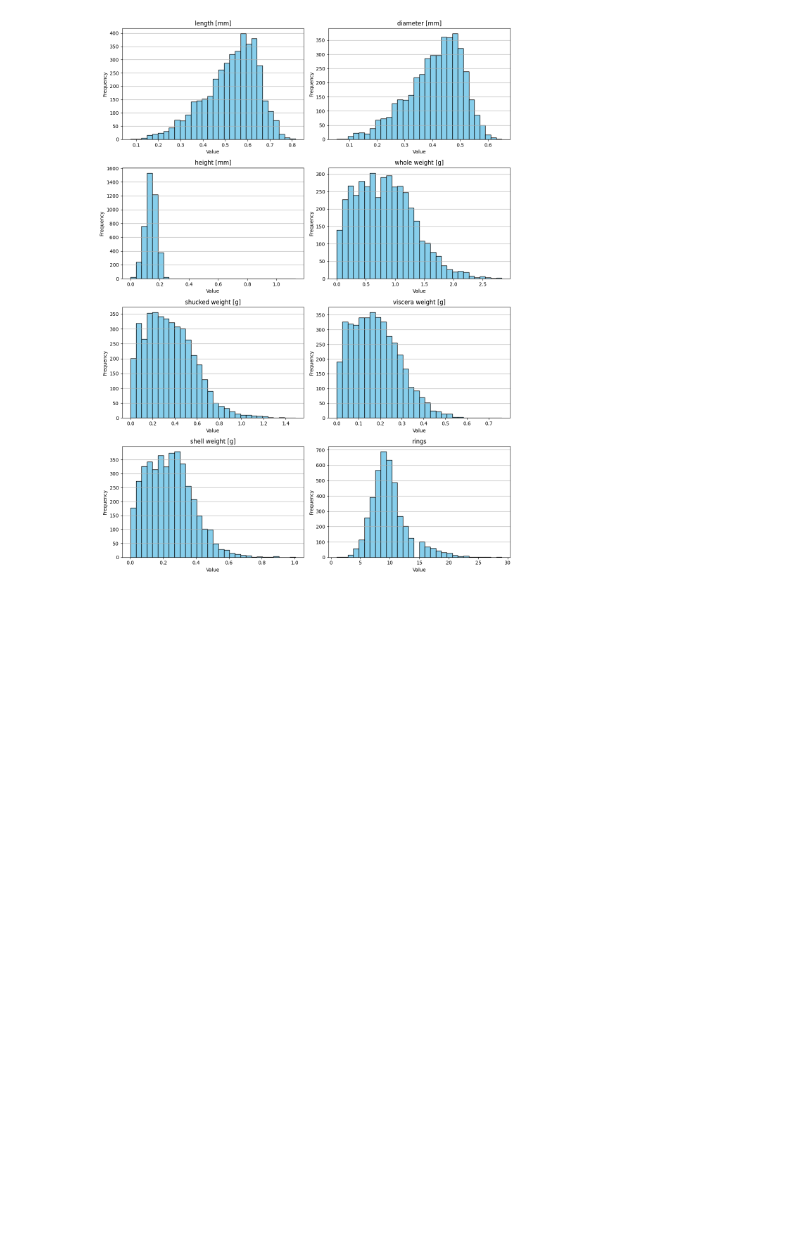
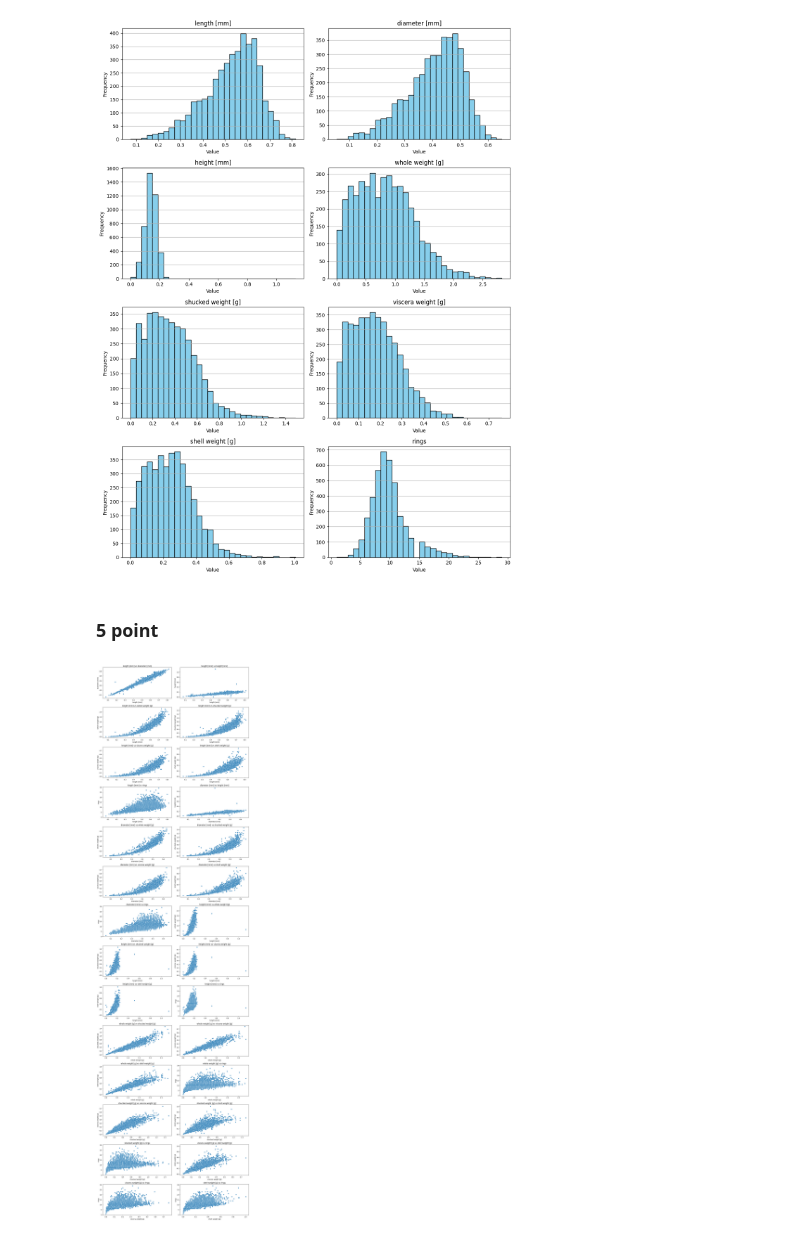
Before and after one commit to centGeek/ProgrammingInPython, a Jupyter notebook: zadanie1/zadanie1.ipynb, the cells around one changed output. Saved outputs shown, nothing was run; the diff lists cells and outputs as text; code cells hidden in the pictures; blank space fills up the shorter version.

```diff
--- a/zadanie1/zadanie1.ipynb
+++ b/zadanie1/zadanie1.ipynb
@@ -8,5 +11,5 @@ def function_to_plot(data_structure):
 # %%
-data = pd.read_csv("data.csv")
+data = pd.read_csv("data.csv", header=None)
 data.columns = [
     'sex',
     'length [mm]',
@@ -18,7 +21,6 @@ data.columns = [
     'shell weight [g]',
     'rings'
 ]
-
 data['sex'] = data['sex'].map({'M': 'Male', 'F': 'Female', 'I': 'Infant'})
 
 gender_counts = data['sex'].value_counts().reset_index()
@@ -94,3 +97,22 @@ plt.tight_layout()
 plt.show()
 # %% [output]
 [figure]
+# %% [markdown]
+### 5 point
+# %%
+data = data.drop(columns=['sex'])
+quantitative_vars = data.columns
+fig, axes = plt.subplots(nrows=14, ncols=2, figsize=(14, 50))
+axes = axes.flatten()
+plot_index = 0
+for i in range(len(quantitative_vars)):
+    for j in range(i + 1, len(quantitative_vars)):
+        sns.scatterplot(x=data[quantitative_vars[i]], y=data[quantitative_vars[j]], ax=axes[plot_index])
+        axes[plot_index].set_title(f'{quantitative_vars[i]} vs {quantitative_vars[j]}')
+        plot_index += 1
+        if plot_index >= len(axes):
+            break
+plt.tight_layout()
+plt.show()
+# %% [output]
+[figure, added]
```
Also changed, not shown: parts of 14 cells of this notebook.
